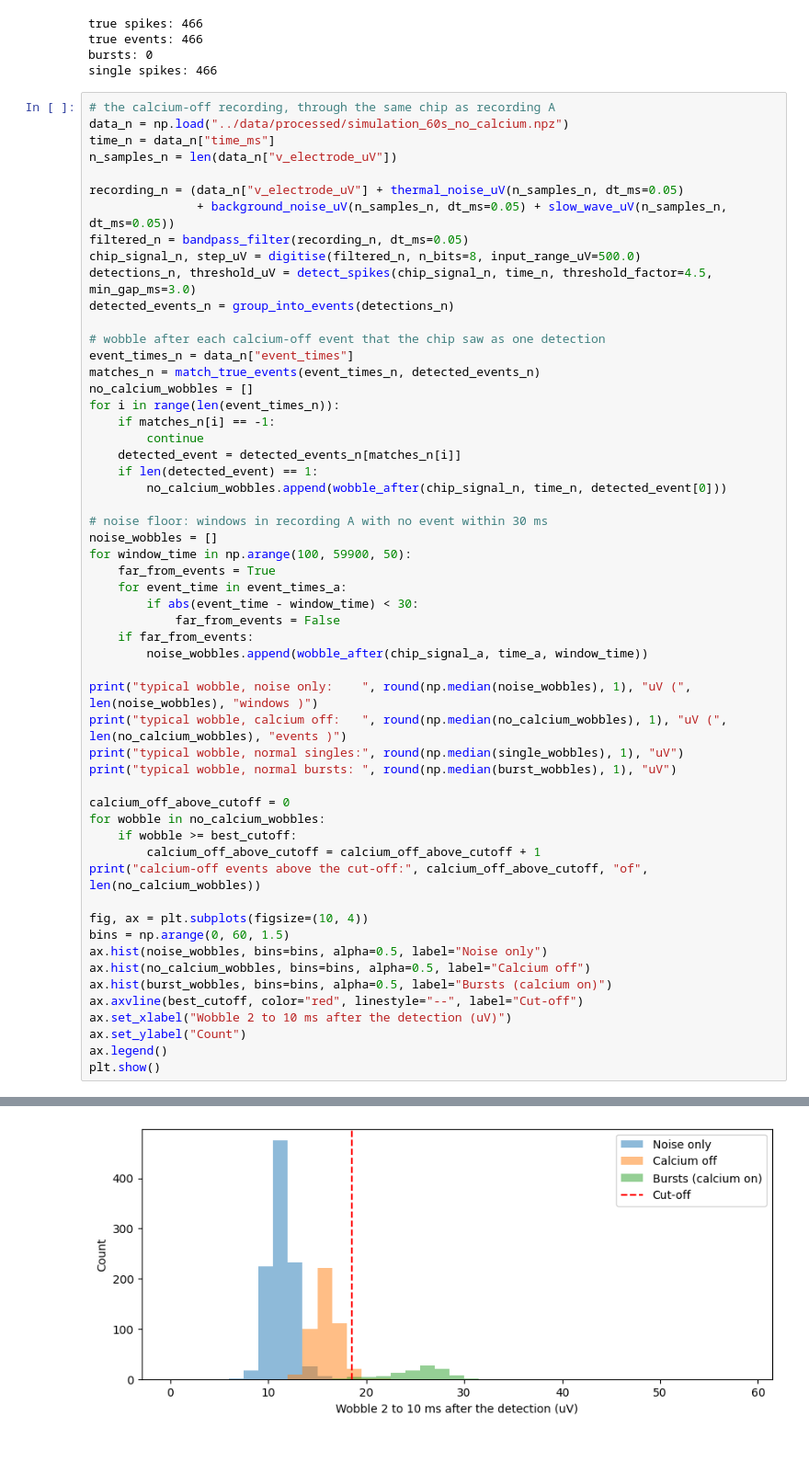
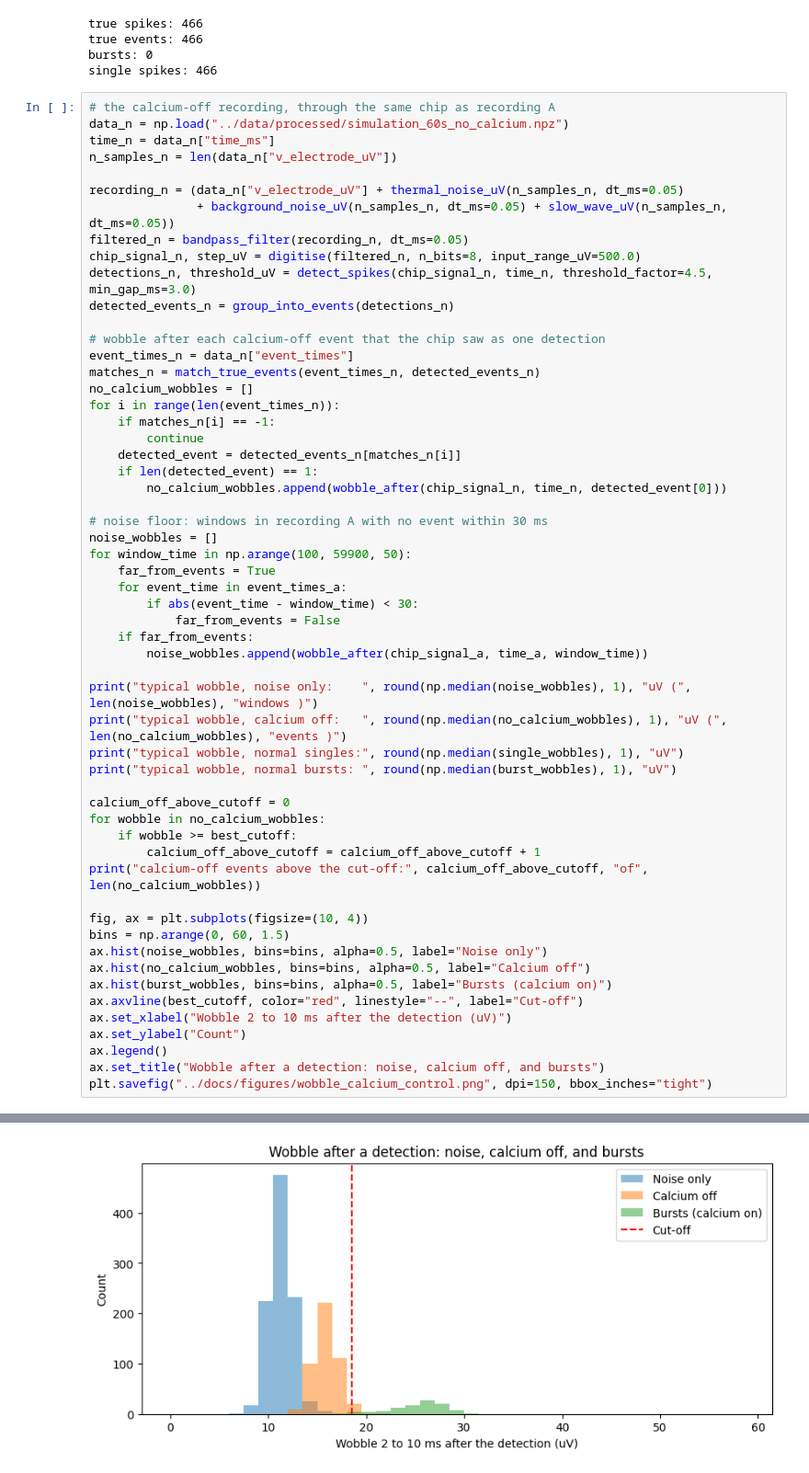
Before and after one commit to Parineeta98/Neural_Recording_Chain, a Jupyter notebook: notebooks/06_burst_label.ipynb, the cells around one changed output, grey strips where cells are left out. Shown at 92% size. Drawn from its saved outputs; the diff is of its cells as text; blank space fills up the shorter version.

```diff
--- a/notebooks/06_burst_label.ipynb
+++ b/notebooks/06_burst_label.ipynb
@@ -394,32 +391,33 @@ for window_time in np.arange(100, 59900, 50):
             far_from_events = False
     if far_from_events:
         noise_wobbles.append(wobble_after(chip_signal_a, time_a, window_time))
 
 print("typical wobble, noise only:    ", round(np.median(noise_wobbles), 1), "uV (", len(noise_wobbles), "windows )")
 print("typical wobble, calcium off:   ", round(np.median(no_calcium_wobbles), 1), "uV (", len(no_calcium_wobbles), "events )")
 print("typical wobble, normal singles:", round(np.median(single_wobbles), 1), "uV")
 print("typical wobble, normal bursts: ", round(np.median(burst_wobbles), 1), "uV")
 
 calcium_off_above_cutoff = 0
 for wobble in no_calcium_wobbles:
     if wobble >= best_cutoff:
         calcium_off_above_cutoff = calcium_off_above_cutoff + 1
 print("calcium-off events above the cut-off:", calcium_off_above_cutoff, "of", len(no_calcium_wobbles))
 
 fig, ax = plt.subplots(figsize=(10, 4))
 bins = np.arange(0, 60, 1.5)
 ax.hist(noise_wobbles, bins=bins, alpha=0.5, label="Noise only")
 ax.hist(no_calcium_wobbles, bins=bins, alpha=0.5, label="Calcium off")
 ax.hist(burst_wobbles, bins=bins, alpha=0.5, label="Bursts (calcium on)")
 ax.axvline(best_cutoff, color="red", linestyle="--", label="Cut-off")
 ax.set_xlabel("Wobble 2 to 10 ms after the detection (uV)")
 ax.set_ylabel("Count")
 ax.legend()
-plt.show()
+ax.set_title("Wobble after a detection: noise, calcium off, and bursts")
+plt.savefig("../docs/figures/wobble_calcium_control.png", dpi=150, bbox_inches="tight")
 # %% [output]
 typical wobble, noise only:     11.3 uV ( 981 windows )
 typical wobble, calcium off:    15.9 uV ( 463 events )
 typical wobble, normal singles: 16.2 uV
 typical wobble, normal bursts:  25.8 uV
 calcium-off events above the cut-off: 8 of 463
-[figure, old version]
+[figure, new version]
```
Also changed, not shown: parts of 1 cell of this notebook, 9 other files.
